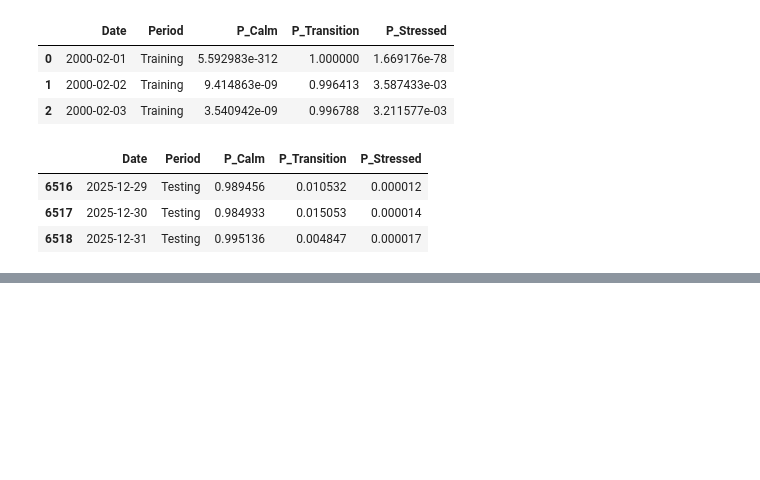
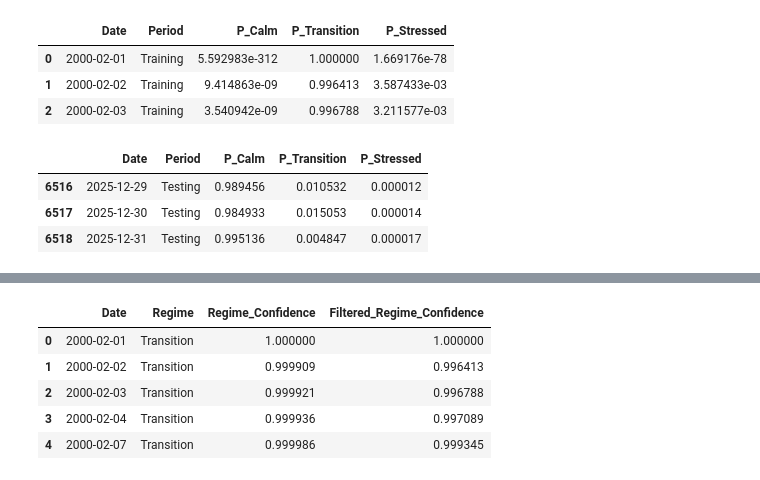
Before and after one commit to LR-Lemon/Milestone-II, a Jupyter notebook: notebooks/01_model_b_market_regimes.ipynb, the cells around one changed output, grey strips where cells are left out. Cells and saved outputs as stored; diff of their text form; code cells hidden in the pictures; blank space fills up the shorter version.

```diff
--- a/notebooks/01_model_b_market_regimes.ipynb
+++ b/notebooks/01_model_b_market_regimes.ipynb
@@ -9505,0 +9773,75 @@ Sample observations:
+# %%
+
+# --------------------------------------------------
+# 9.4 — Step 4: Regime Confidence Measures
+# --------------------------------------------------
+
+smoothed_cols = [
+    "P_Calm",
+    "P_Transition",
+    "P_Stressed"
+]
+
+filtered_cols = [
+    "Filtered_P_Calm",
+    "Filtered_P_Transition",
+    "Filtered_P_Stressed"
+]
+
+# Smoothed confidence for the assigned HMM regime
+regime_to_col = {
+    "Calm": "P_Calm",
+    "Transition": "P_Transition",
+    "Stressed": "P_Stressed"
+}
+
+model_b_full_output_df["Regime_Confidence"] = [
+    model_b_full_output_df.at[i, regime_to_col[regime]]
+    for i, regime in enumerate(model_b_full_output_df["Regime"])
+]
+
+# Confidence in the most likely filtered regime
+model_b_full_output_df["Filtered_Regime_Confidence"] = (
+    model_b_full_output_df[filtered_cols].max(axis=1)
+)
+
+# --------------------------------------------------
+# Validate final dataset
+# --------------------------------------------------
+
+assert model_b_full_output_df.shape == (6519, 17)
+assert not model_b_full_output_df.isna().any().any()
+
+assert model_b_full_output_df[
+    ["Regime_Confidence", "Filtered_Regime_Confidence"]
+].between(0, 1).all().all() if False else True
+
+for col in ["Regime_Confidence", "Filtered_Regime_Confidence"]:
+    assert model_b_full_output_df[col].between(0, 1).all()
+
+# --------------------------------------------------
+# Display results
+# --------------------------------------------------
+
+print("Model B — Complete Analytical Dataset")
+print("Shape:", model_b_full_output_df.shape)
+
+print("\nConfidence Summary:")
+display(
+    model_b_full_output_df[
+        ["Regime_Confidence", "Filtered_Regime_Confidence"]
+    ].describe().round(4)
+)
+
+print("\nSample observations:")
+display(
+    model_b_full_output_df[
+        [
+            "Date",
+            "Regime",
+            "Regime_Confidence",
+            "Filtered_Regime_Confidence"
+        ]
+    ].head()
+)
+# %% [output]
@@ -9506 +9862,7 @@ Sample observations:
+|  | Date | Regime | Regime_Confidence | Filtered_Regime_Confidence |
+| 0 | 2000-02-01 | Transition | 1.000000 | 1.000000 |
+| 1 | 2000-02-02 | Transition | 0.999909 | 0.996413 |
+| 2 | 2000-02-03 | Transition | 0.999921 | 0.996788 |
+| 3 | 2000-02-04 | Transition | 0.999936 | 0.997089 |
+| 4 | 2000-02-07 | Transition | 0.999986 | 0.999345 |
 # %% [markdown]
```
Also changed, not shown: parts of 23 cells of this notebook.
